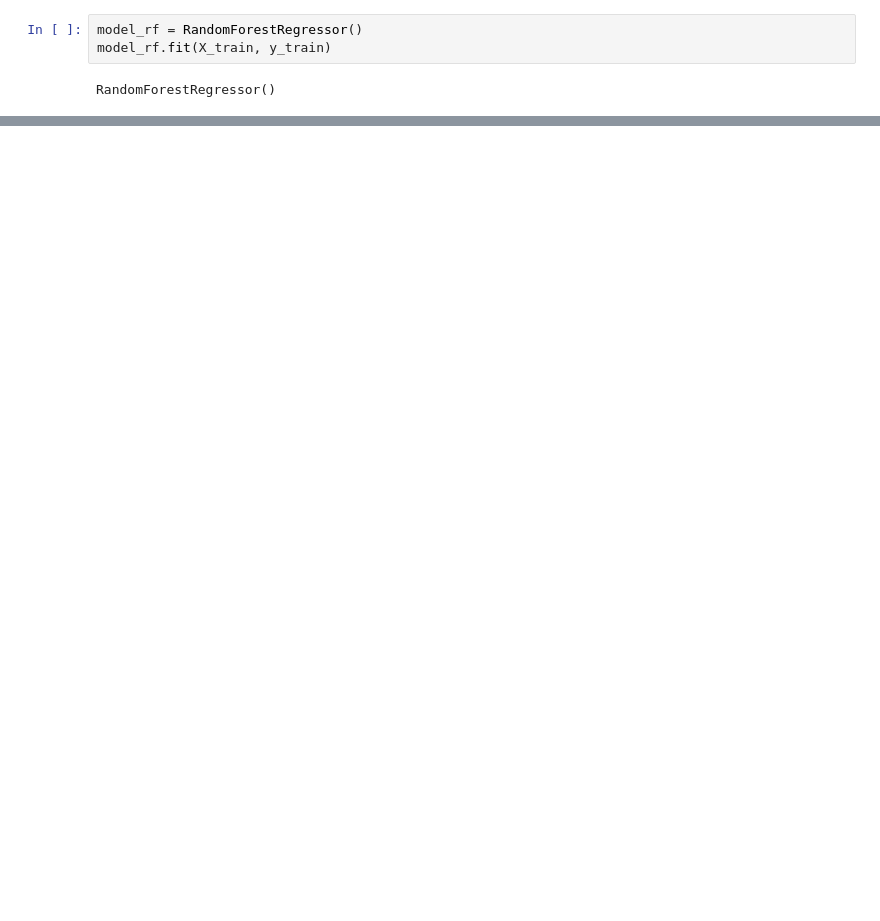
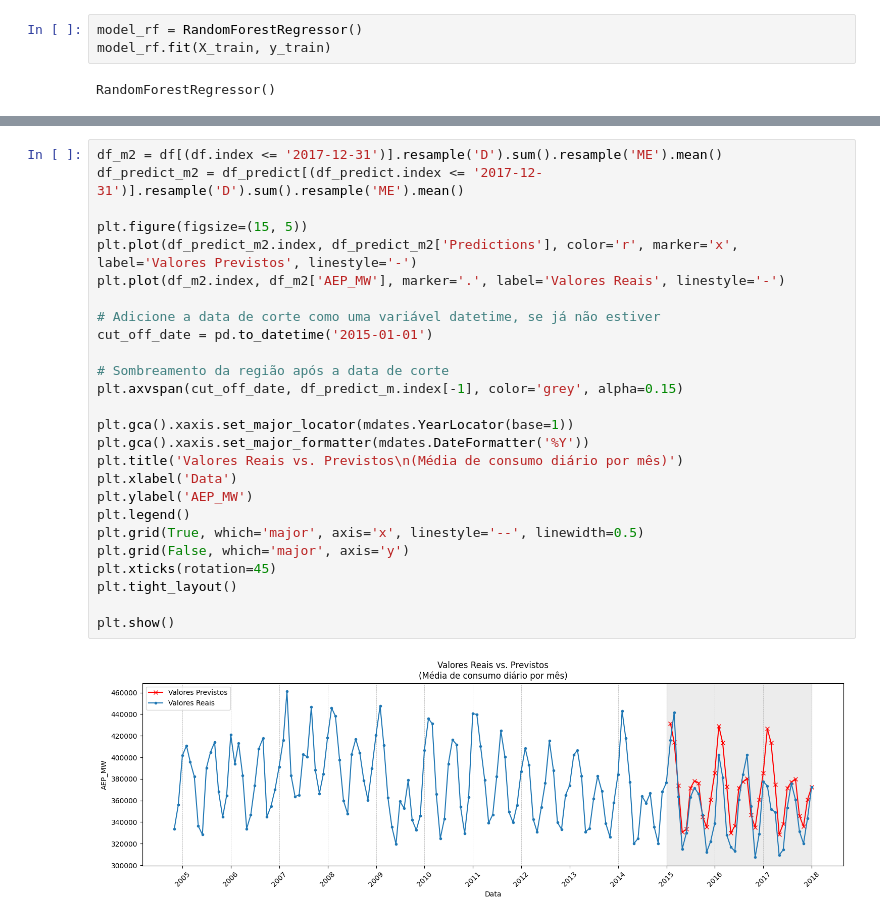
Before and after one commit to donikurtz/HourlyEnergyConsumption, a Jupyter notebook: 01_analise.ipynb, the cells around one changed output, grey strips where cells are left out. Saved outputs shown, nothing was run; the diff lists cells and outputs as text; blank space fills up the shorter version.

```diff
--- a/01_analise.ipynb
+++ b/01_analise.ipynb
@@ -330,0 +525,28 @@ predictions = random_search.best_estimator_.predict(X_test)
+# %%
+df_m2 = df[(df.index <= '2017-12-31')].resample('D').sum().resample('ME').mean()
+df_predict_m2 = df_predict[(df_predict.index <= '2017-12-31')].resample('D').sum().resample('ME').mean()
+
+plt.figure(figsize=(15, 5))
+plt.plot(df_predict_m2.index, df_predict_m2['Predictions'], color='r', marker='x', label='Valores Previstos', linestyle='-')
+plt.plot(df_m2.index, df_m2['AEP_MW'], marker='.', label='Valores Reais', linestyle='-')
+
+# Adicione a data de corte como uma variável datetime, se já não estiver
+cut_off_date = pd.to_datetime('2015-01-01')
+
+# Sombreamento da região após a data de corte
+plt.axvspan(cut_off_date, df_predict_m.index[-1], color='grey', alpha=0.15)
+
+plt.gca().xaxis.set_major_locator(mdates.YearLocator(base=1))
+plt.gca().xaxis.set_major_formatter(mdates.DateFormatter('%Y'))
+plt.title('Valores Reais vs. Previstos\n(Média de consumo diário por mês)')
+plt.xlabel('Data')
+plt.ylabel('AEP_MW')
+plt.legend()
+plt.grid(True, which='major', axis='x', linestyle='--', linewidth=0.5)
+plt.grid(False, which='major', axis='y')
+plt.xticks(rotation=45)
+plt.tight_layout()
+
+plt.show()
+# %% [output]
+[figure, added]
```
Also changed, not shown: parts of 48 cells of this notebook.
